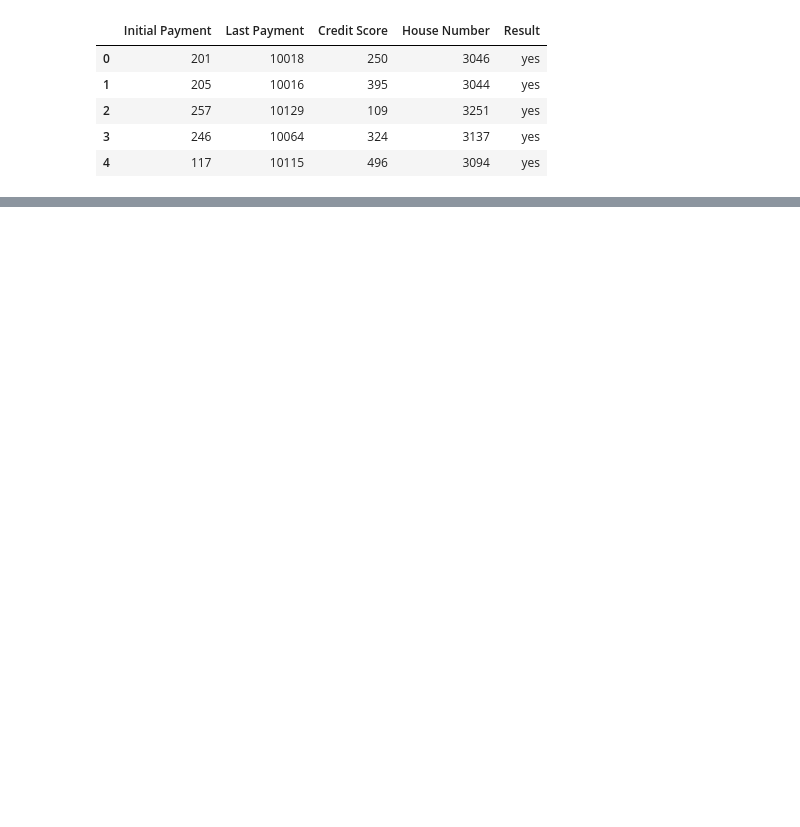
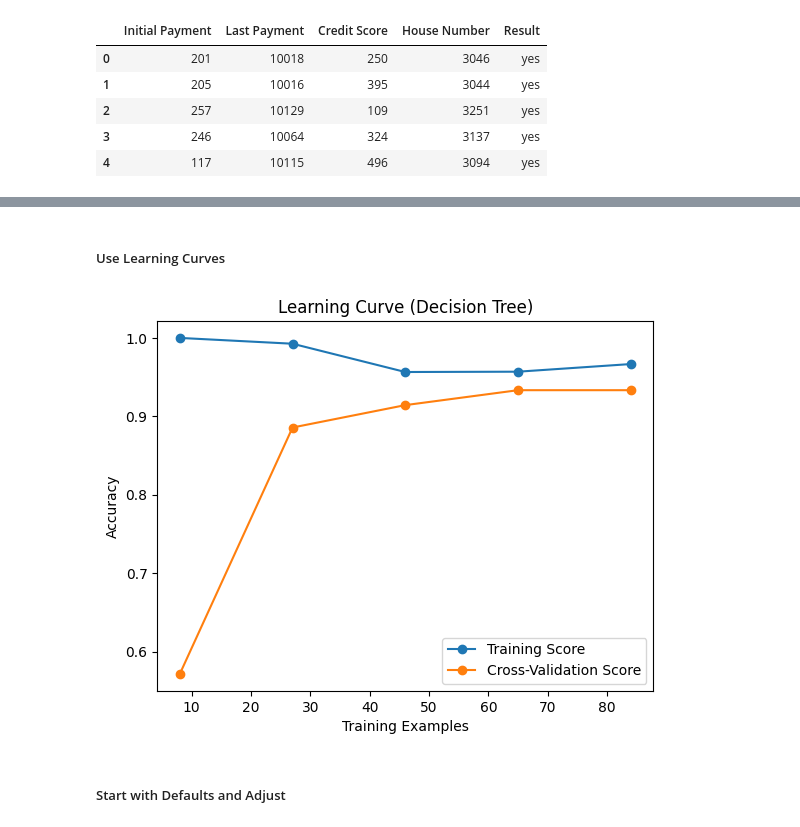
Before and after one commit to Machine-Learning-ML/decision-tree, a Jupyter notebook: decision-tree.ipynb, the cells around one changed output, grey strips where cells are left out. Cells and saved outputs as stored; diff of their text form; code cells hidden in the pictures; blank space fills up the shorter version.

```diff
--- a/decision-tree.ipynb
+++ b/decision-tree.ipynb
@@ -63,0 +173,30 @@ weighted avg       0.93      0.93      0.93       200
+# %% [markdown]
+##### Use Learning Curves
+# %%
+import numpy as np
+import matplotlib.pyplot as plt
+from sklearn.tree import DecisionTreeClassifier
+from sklearn.model_selection import learning_curve
+
+# Define a function to plot learning curves
+def plot_learning_curve(estimator, title, X, y, cv=5):
+    train_sizes, train_scores, test_scores = learning_curve(estimator, X, y, cv=cv, scoring='accuracy')
+    train_scores_mean = np.mean(train_scores, axis=1)
+    test_scores_mean = np.mean(test_scores, axis=1)
+
+    plt.figure()
+    plt.title(title)
+    plt.xlabel("Training Examples")
+    plt.ylabel("Accuracy")
+    plt.plot(train_sizes, train_scores_mean, 'o-', label="Training Score")
+    plt.plot(train_sizes, test_scores_mean, 'o-', label="Cross-Validation Score")
+    plt.legend(loc="best")
+    plt.show()
+
+# Plot learning curve for a decision tree
+clf = DecisionTreeClassifier(max_depth=3, random_state=42)
+plot_learning_curve(clf, "Learning Curve (Decision Tree)", X_train, y_train)
+# %% [output]
+[figure, added]
+# %% [markdown]
+##### Start with Defaults and Adjust
```
Also changed, not shown: parts of 14 cells of this notebook.
